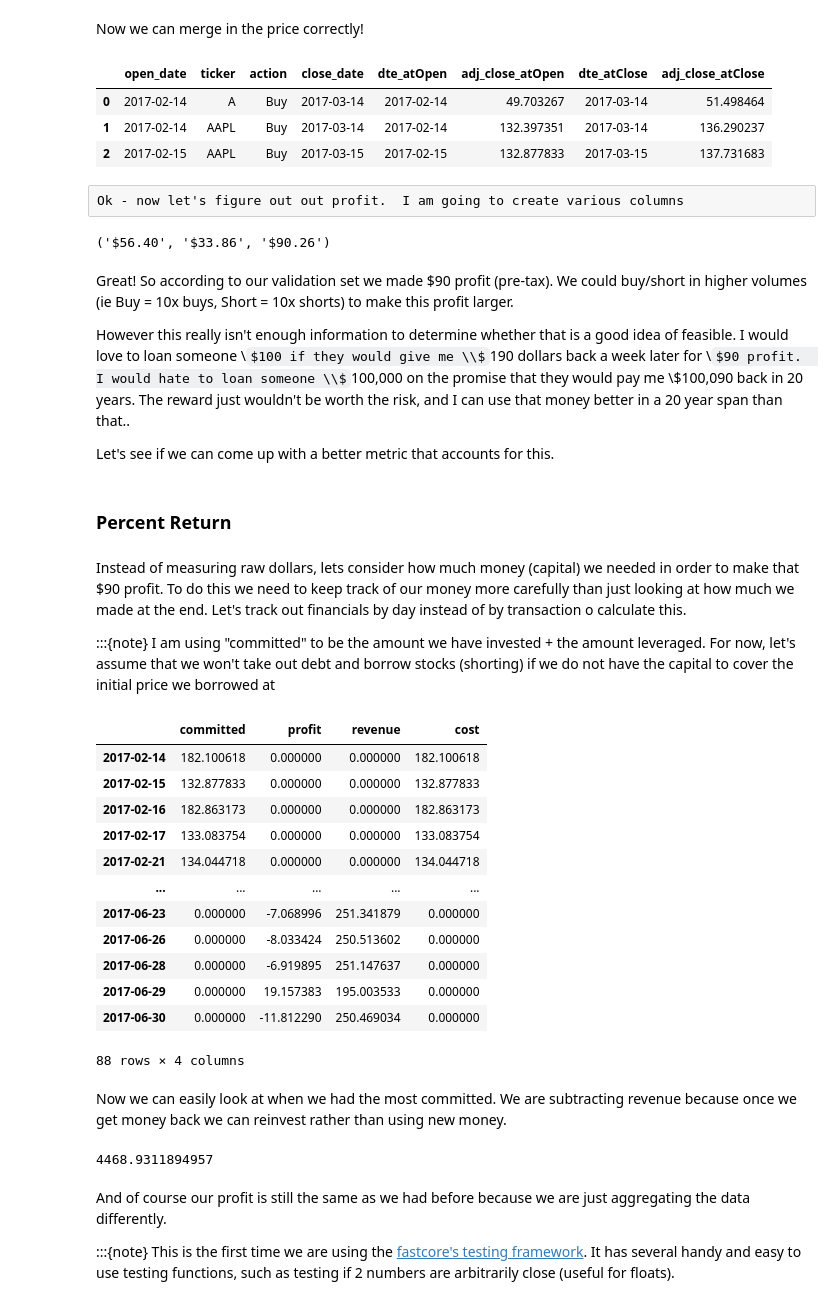
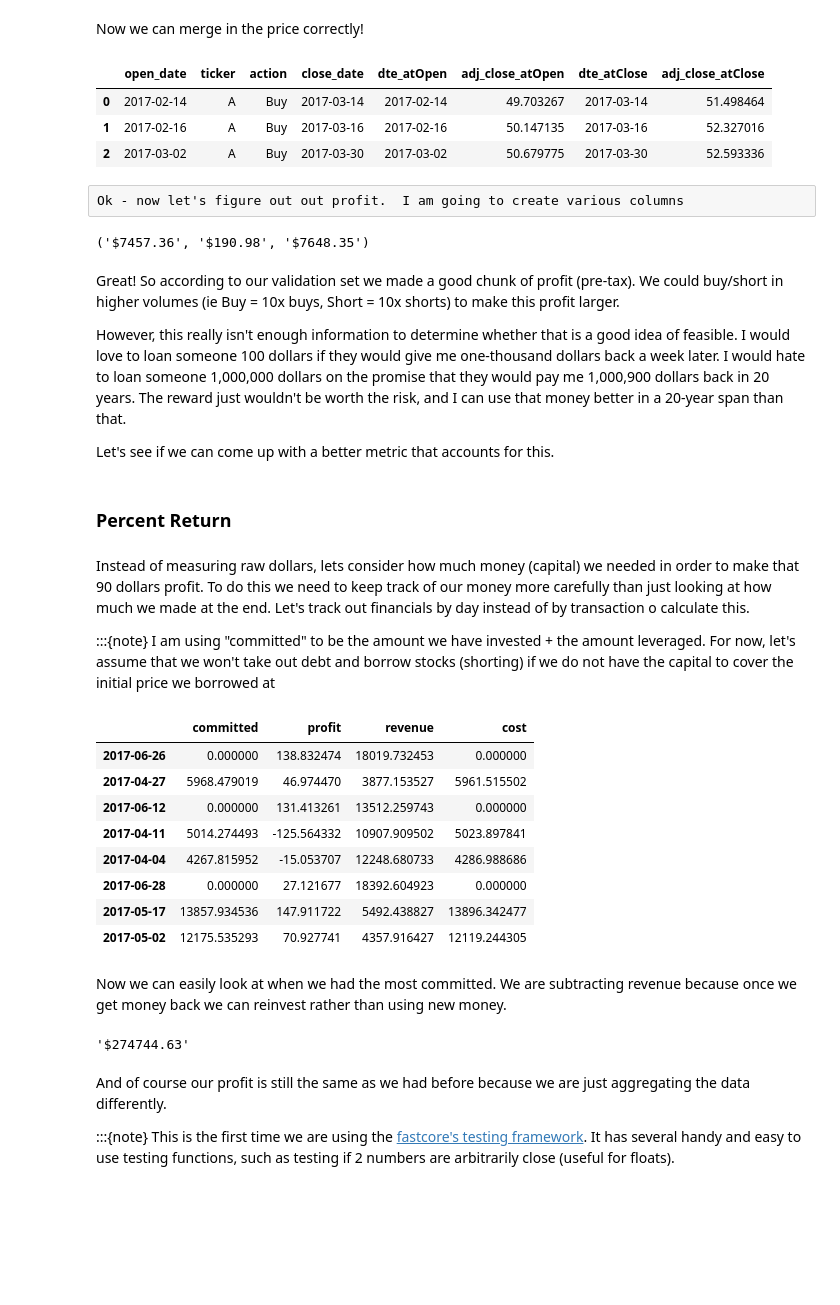
Before and after one commit to Isaac-Flath/trading, a Jupyter notebook: _sources/102_BasicTesting.ipynb, the cells around one changed output. Drawn from its saved outputs; the diff is of its cells as text; code cells hidden in the pictures; some formulas as TeX source; blank space fills up the shorter version.

```diff
--- a/_sources/102_BasicTesting.ipynb
+++ b/_sources/102_BasicTesting.ipynb
@@ -117,11 +122,3 @@ The next step is to figure out an appropriate metric.  There are a variety of wa
 Let's take our first model from chapter 1 and measure how well it does in terms of dollars.  After all dollars is what we want to make, so it seems like a reasonable starting point.
 # %%
 from SimpleTimeSeries import get_momentum_actions
-# %%
-transactions = pd.DataFrame(columns=['open_date','ticker','action','close_date'])
-
-valid_mom = get_momentum_actions(valid,28,0.08)
-for dte,vals in valid_mom.iloc[:,:5].iterrows():
-    for val in vals[vals.values != ''].items():
-        row = {'open_date':dte.date(),'ticker':val[0],'action':val[1]}
-        transactions = pd.concat([transactions,pd.DataFrame(row,index=[0])])
@@ -127,0 +129,6 @@ for dte,vals in valid_mom.iloc[:,:5].iterrows():
+# %%
+valid_mom = get_momentum_actions(valid,28,0.08).reset_index()
+# %%
+transactions = pd.melt(valid_mom,id_vars='date',value_name='action')
+transactions = transactions.loc[transactions.action != '']
+transactions.columns = ['open_date'] + L(*transactions.columns[1:])
@@ -187,8 +212,8 @@ transactions.head(3)
 # %% [output]
 |  | open_date | ticker | action | close_date | dte_atOpen | adj_close_atOpen | dte_atClose | adj_close_atClose |
 | 0 | 2017-02-14 | A | Buy | 2017-03-14 | 2017-02-14 | 49.703267 | 2017-03-14 | 51.498464 |
-| 1 | 2017-02-14 | AAPL | Buy | 2017-03-14 | 2017-02-14 | 132.397351 | 2017-03-14 | 136.290237 |
-| 2 | 2017-02-15 | AAPL | Buy | 2017-03-15 | 2017-02-15 | 132.877833 | 2017-03-15 | 137.731683 |
+| 1 | 2017-02-16 | A | Buy | 2017-03-16 | 2017-02-16 | 50.147135 | 2017-03-16 | 52.327016 |
+| 2 | 2017-03-02 | A | Buy | 2017-03-30 | 2017-03-02 | 50.679775 | 2017-03-30 | 52.593336 |
 # %% [raw]
 Ok - now let's figure out out profit.  I am going to create various columns
 # %%
@@ -208,53 +233,54 @@ def f_cost(x):
 transactions['cost'] = transactions.apply(f_cost,axis=1)
 
 transactions['profit'] = transactions.revenue - transactions.cost
+# %%
+transactions['committed'] = transactions.apply(f_committed,axis=1)
+transactions['revenue'] = transactions.apply(f_revenue,axis=1)
+transactions['cost'] = transactions.apply(f_cost,axis=1)
+transactions['profit'] = transactions.revenue - transactions.cost
 # %%
 get_dollars(transactions[transactions.action=='Buy'].profit.sum()), \
 get_dollars(transactions[transactions.action=='Short'].profit.sum()), \
 get_dollars(transactions.profit.sum())
 # %% [output]
-('$56.40', '$33.86', '$90.26')
+('$7457.36', '$190.98', '$7648.35')
 # %% [markdown]
-Great!  So according to our validation set we made $90 profit (pre-tax).  We could buy/short in higher volumes (ie Buy = 10x buys, Short = 10x shorts) to make this profit larger.
+Great!  So according to our validation set we made a good chunk of profit (pre-tax).  We could buy/short in higher volumes (ie Buy = 10x buys, Short = 10x shorts) to make this profit larger.
 
-However this really isn't enough information to determine whether that is a good idea of feasible.  I would love to loan someone \\$100 if they would give me \\$190 dollars back a week later for \\$90 profit.  I would hate to loan someone \\$100,000 on the promise that they would pay me \\$100,090 back in 20 years.  The reward just wouldn't be worth the risk, and I can use that money better in a 20 year span than that..
+However, this really isn't enough information to determine whether that is a good idea of feasible.  I would love to loan someone 100 dollars if they would give me one-thousand dollars back a week later.  I would hate to loan someone 1,000,000 dollars on the promise that they would pay me 1,000,900 dollars back in 20 years.  The reward just wouldn't be worth the risk, and I can use that money better in a 20-year span than that.
 
 Let's see if we can come up with a better metric that accounts for this.
 # %% [markdown]
 ### Percent Return
 # %% [markdown]
-Instead of measuring raw dollars, lets consider how much money (capital) we needed in order to make that $90 profit.  To do this we need to keep track of our money more carefully than just looking at how much we made at the end.  Let's track out financials by day instead of by transaction o calculate this.
+Instead of measuring raw dollars, lets consider how much money (capital) we needed in order to make that 90 dollars profit.  To do this we need to keep track of our money more carefully than just looking at how much we made at the end.  Let's track out financials by day instead of by transaction o calculate this.
 
 :::{note} I am using "committed" to be the amount we have invested + the amount leveraged.  For now, let's assume that we won't take out debt and borrow stocks (shorting) if we do not have the capital to cover the initial price we borrowed at
 # %%
 df = pd.DataFrame()
 for cols in [['open_date','committed'],['close_date','profit'],['close_date','revenue'],['open_date','cost']]:
     _tmp = transactions[cols].groupby(cols[0]).sum()
     df = pd.merge(df,_tmp,how='outer',left_index=True,right_index=True)
 df.fillna(0,inplace=True)
 df.sort_index(inplace=True)
-df
+df.sample(8)
 # %% [output]
 |  | committed | profit | revenue | cost |
-| 2017-02-14 | 182.100618 | 0.000000 | 0.000000 | 182.100618 |
-| 2017-02-15 | 132.877833 | 0.000000 | 0.000000 | 132.877833 |
-| 2017-02-16 | 182.863173 | 0.000000 | 0.000000 | 182.863173 |
-| 2017-02-17 | 133.083754 | 0.000000 | 0.000000 | 133.083754 |
-| 2017-02-21 | 134.044718 | 0.000000 | 0.000000 | 134.044718 |
-| ... | ... | ... | ... | ... |
-| 2017-06-23 | 0.000000 | -7.068996 | 251.341879 | 0.000000 |
-| 2017-06-26 | 0.000000 | -8.033424 | 250.513602 | 0.000000 |
-| 2017-06-28 | 0.000000 | -6.919895 | 251.147637 | 0.000000 |
-| 2017-06-29 | 0.000000 | 19.157383 | 195.003533 | 0.000000 |
-| 2017-06-30 | 0.000000 | -11.812290 | 250.469034 | 0.000000 |
+| 2017-06-26 | 0.000000 | 138.832474 | 18019.732453 | 0.000000 |
+| 2017-04-27 | 5968.479019 | 46.974470 | 3877.153527 | 5961.515502 |
+| 2017-06-12 | 0.000000 | 131.413261 | 13512.259743 | 0.000000 |
+| 2017-04-11 | 5014.274493 | -125.564332 | 10907.909502 | 5023.897841 |
+| 2017-04-04 | 4267.815952 | -15.053707 | 12248.680733 | 4286.988686 |
+| 2017-06-28 | 0.000000 | 27.121677 | 18392.604923 | 0.000000 |
+| 2017-05-17 | 13857.934536 | 147.911722 | 5492.438827 | 13896.342477 |
+| 2017-05-02 | 12175.535293 | 70.927741 | 4357.916427 | 12119.244305 |
-88 rows × 4 columns
 # %% [markdown]
 Now we can easily look at when we had the most committed.  We are subtracting revenue because once we get money back we can reinvest rather than using new money.
 # %%
 capital_needed = (df.committed.cumsum()-df.revenue.cumsum()).max()
-capital_needed
+get_dollars(capital_needed)
 # %% [output]
-4468.9311894957
+'$274744.63'
 # %% [markdown]
 And of course our profit is still the same as we had before because we are just aggregating the data differently.
 
```
Also changed, not shown: parts of 70 cells of this notebook, 15 other files.
